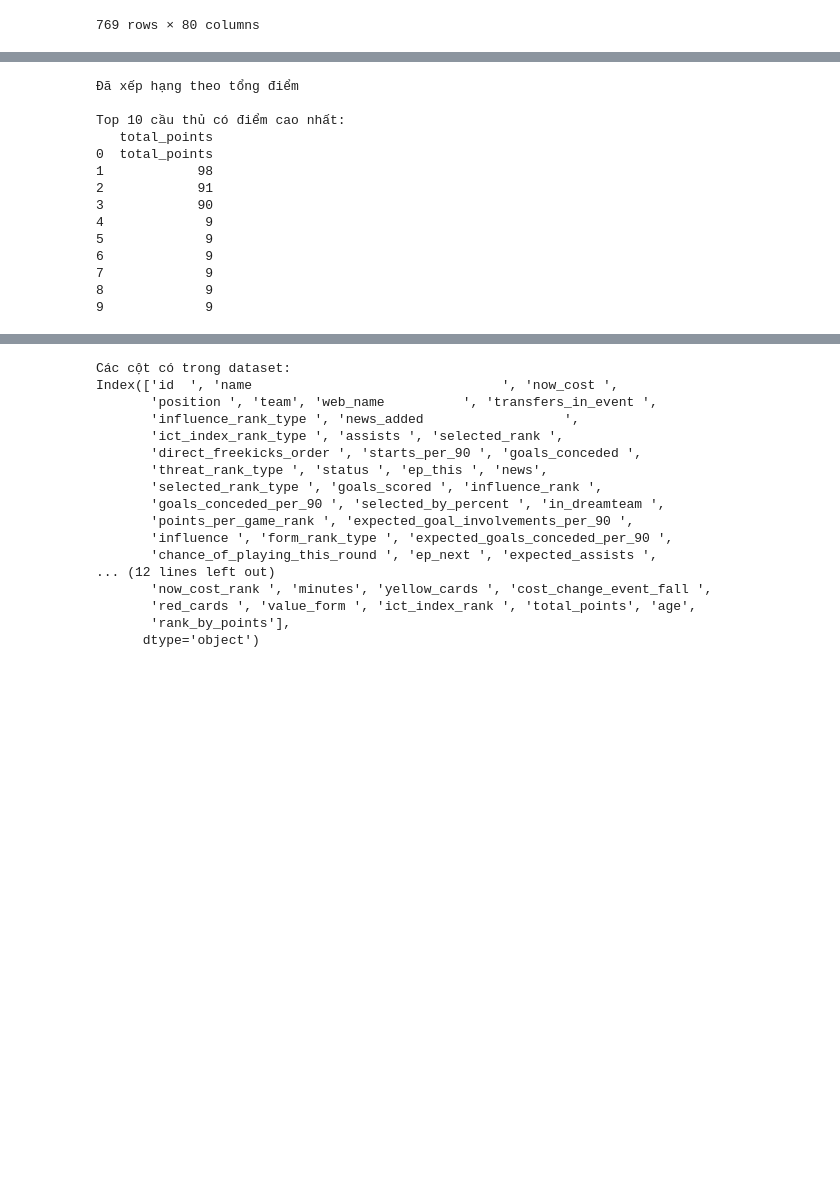
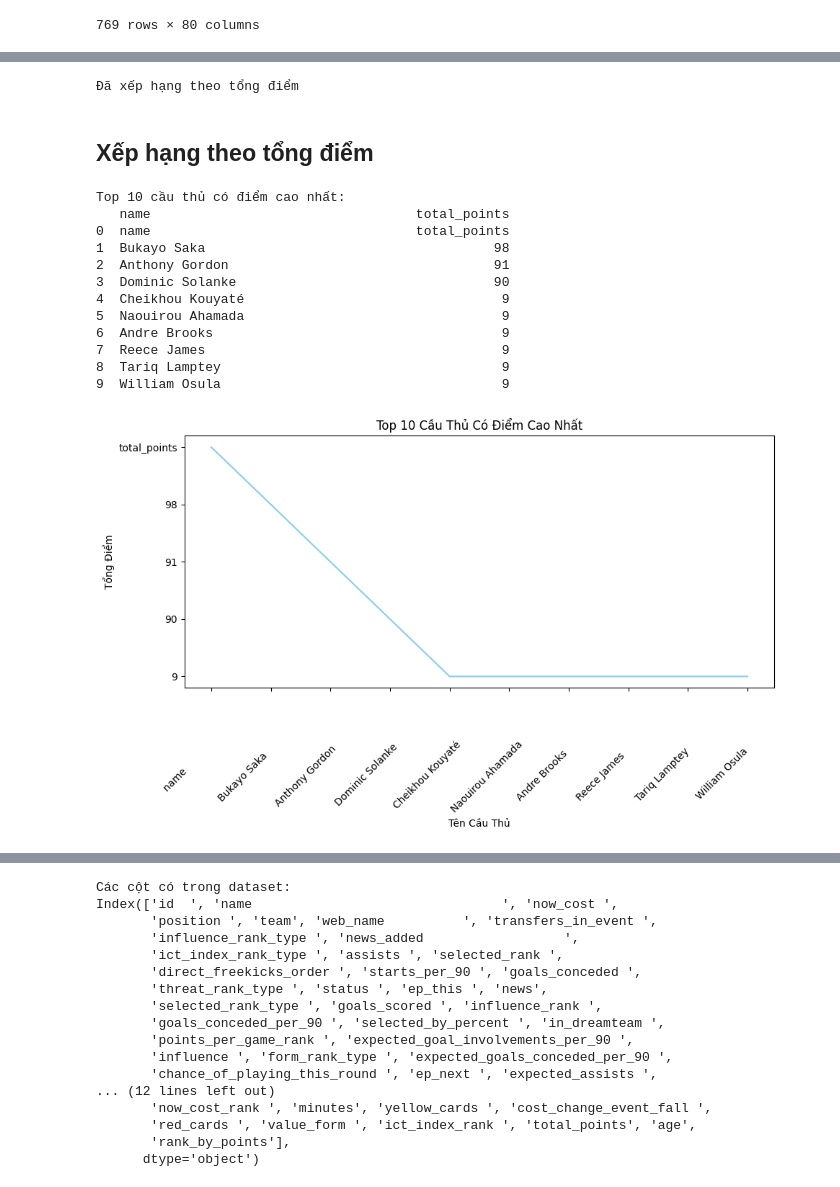
Before and after one commit to GodOfClown2k8/Khoi-CSA02, a Jupyter notebook: SPCK/bt.ipynb, the cells around one changed output, grey strips where cells are left out. Drawn from its saved outputs; the diff is of its cells as text; code cells hidden in the pictures; blank space fills up the shorter version.

```diff
--- a/SPCK/bt.ipynb
+++ b/SPCK/bt.ipynb
@@ -43,8 +43,6 @@ data
 # %%
 
-if 'goals_scored' in data.columns and 'assists' in data.columns:
-    data['goal_contributions'] = data['goals_scored'] + data['assists']
-    print("Đã tính tổng đóng góp bàn thắng")
+
 
 if 'total_points' in data.columns and 'now_cost' in data.columns:
     data['points_per_cost'] = data['total_points'] / data['now_cost']
@@ -66,27 +64,58 @@ if 'points_per_cost' in data.columns:
 if 'form_numeric' in data.columns:
     data['rank_by_form'] = data['form_numeric'].rank(method='dense', ascending=False)
     print("Đã xếp hạng theo phong độ")
-
-# Hiển thị top cầu thủ
-if 'total_points' in data.columns:
-    top_players = data.sort_values('total_points', ascending=False).head(10)
-    columns_to_display = [col for col in ['name', 'position', 'total_points', 'now_cost', 'form'] if col in data.columns]
-    print("\nTop 10 cầu thủ có điểm cao nhất:")
-    print(top_players[columns_to_display].reset_index(drop=True))
-else:
-    print("Không có cột 'total_points' trong DataFrame")
 # %% [output]
 Đã xếp hạng theo tổng điểm
-
-Top 10 cầu thủ có điểm cao nhất:
-   total_points
-0  total_points
-1            98
-2            91
-3            90
-4             9
-5             9
-6             9
-7             9
-8             9
-9             9
+# %% [markdown]
+## Xếp hạng theo tổng điểm
+# %%
+import pandas as pd
+import matplotlib.pyplot as plt
+
+# Giả sử 'data' là DataFrame đã được định nghĩa và đã xử lý
+
+# Hiển thị top cầu thủ
+if 'total_points' in data.columns:
+    # Sắp xếp theo 'total_points' giảm dần
+    top_players = data.sort_values(by='total_points', ascending=False).head(10)
+
+    # Chọn các cột cần hiển thị
+    columns_to_display = [col for col in ['name                                ', 'position', 'total_points', 'now_cost', 'form'] if col in data.columns]
+
+    print("\nTop 10 cầu thủ có điểm cao nhất:")
+    print(top_players[columns_to_display].reset_index(drop=True))
+
+    # Tạo biểu đồ cột
+    plt.figure(figsize=(10, 6))
+    plt.plot(top_players['name                                '], top_players['total_points'], color='skyblue')
+
+    # Thêm tiêu đề và nhãn
+    plt.title('Top 10 Cầu Thủ Có Điểm Cao Nhất')
+    plt.xlabel('Tên Cầu Thủ')
+    plt.ylabel('Tổng Điểm')
+
+    # Xoay nhãn trục X để dễ đọc
+    plt.xticks(rotation=45)
+
+    # Đảm bảo thứ tự hiển thị đúng
+    plt.gca().invert_yaxis()  # Chỉ cần sử dụng nếu bạn muốn hiển thị từ cao đến thấp
+
+    # Hiển thị biểu đồ
+    plt.tight_layout()
+    plt.show()
+else:
+    print("Không có cột 'total_points' trong DataFrame")
+# %% [output]
+Top 10 cầu thủ có điểm cao nhất:
+   name                                  total_points
+0  name                                  total_points
+1  Bukayo Saka                                     98
+2  Anthony Gordon                                  91
+3  Dominic Solanke                                 90
+4  Cheikhou Kouyaté                                 9
+5  Naouirou Ahamada                                 9
+6  Andre Brooks                                     9
+7  Reece James                                      9
+8  Tariq Lamptey                                    9
+9  William Osula                                    9
+[figure, added]
```
Also changed, not shown: parts of 8 cells of this notebook.
